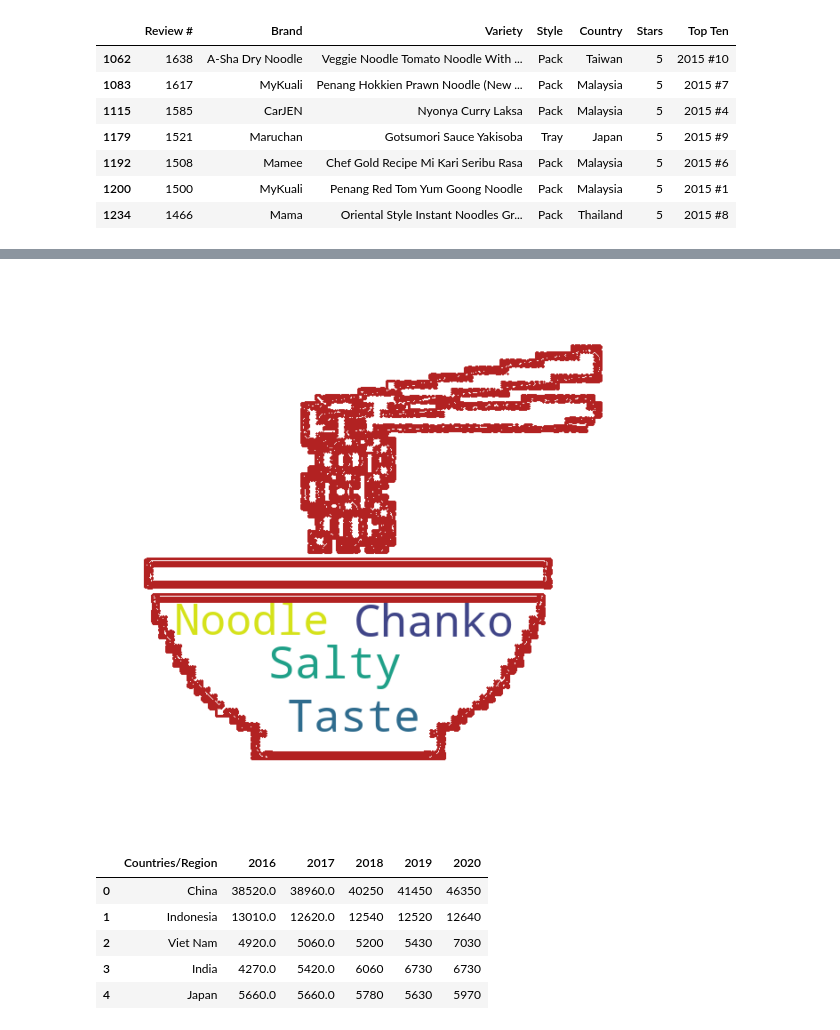
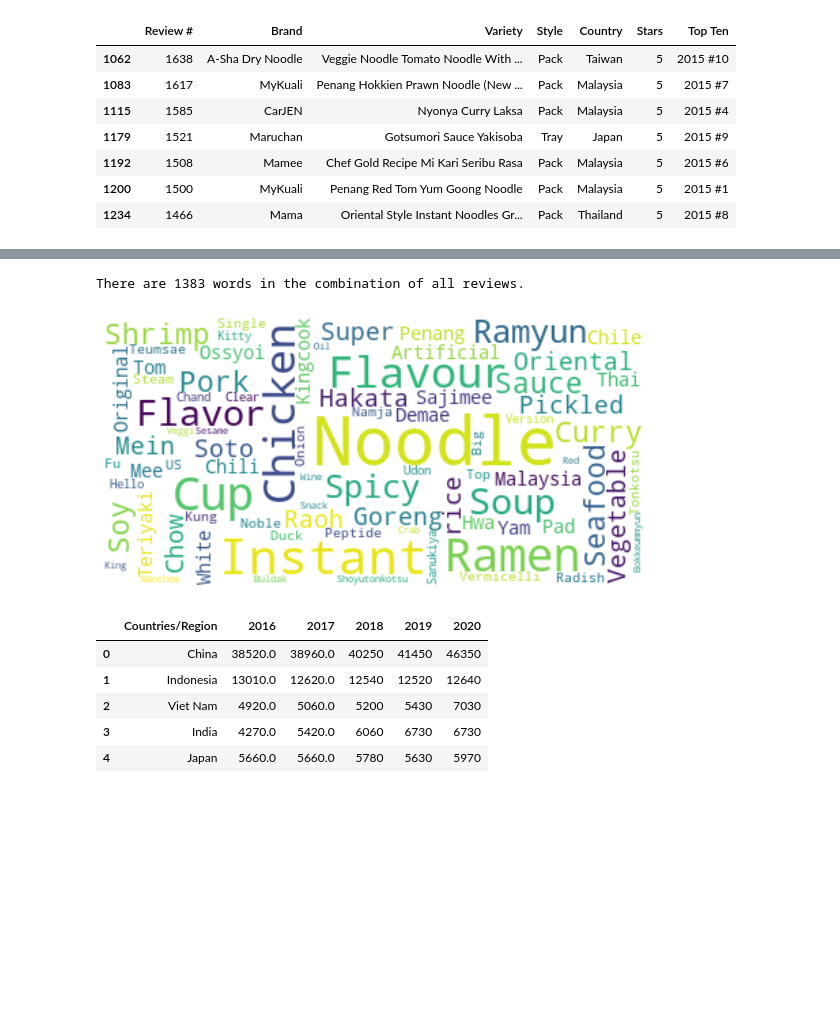
Before and after one commit to Orchhna/data_project, a Jupyter notebook: popular_ramendata.ipynb, the cells around one changed output, grey strips where cells are left out. Drawn from its saved outputs; the diff is of its cells as text; code cells hidden in the pictures; blank space fills up the shorter version.

Commit message:
worked on wordcloud

```diff
--- a/popular_ramendata.ipynb
+++ b/popular_ramendata.ipynb
@@ -73,6 +73,6 @@ tops[["2015" in x for x in tops["Top Ten"]]]
 | 1234 | 1466 | Mama | Oriental Style Instant Noodles Gr... | Pack | Thailand | 5 | 2015 #8 |
 # %%
 #wordcloud plot
-Text = ramen_rater['Variety'].sample(300)
+Text = ramen_rater['Variety'].sample(50)
 Text.head()
 # %% [output]
@@ -104,18 +90,18 @@ transformed_bowl_mask
+# %%
+texts= list_of_variety[0]
+
+texts=" ".join(review for review in list_of_variety)
+print ("There are {} words in the combination of all reviews.".format(len(texts)))
+# %% [output]
+There are 1383 words in the combination of all reviews.
 # %%
-wc = WordCloud(background_color="white", max_words=1000, mask=transformed_bowl_mask, contour_width= 2, contour_color= 'firebrick',
-max_font_size=60,min_word_length=0, min_font_size=12)
+wordcloud = WordCloud(background_color="white", margin=2, min_font_size= 5, max_font_size=50, max_words= 80, min_word_length=0).generate(texts)
 
-words = list_of_variety[30]
-wc.generate(words)
-
-wc.to_file("istockphoto-874666510-612x612.jpg")
-
-plt.figure(figsize=[10,10])
-plt.imshow(wc, interpolation='bilinear')
+plt.imshow(wordcloud, interpolation='bilinear')
 plt.axis("off")
 plt.show()
 # %% [output]
-[figure, old version]
+[figure, new version]
 # %%
 # Dataset 2 (Ramen Demands)
 # 56 list of countries and their demands for ramen -> digits are in millions
```
Also changed, not shown: parts of 8 cells of this notebook.
